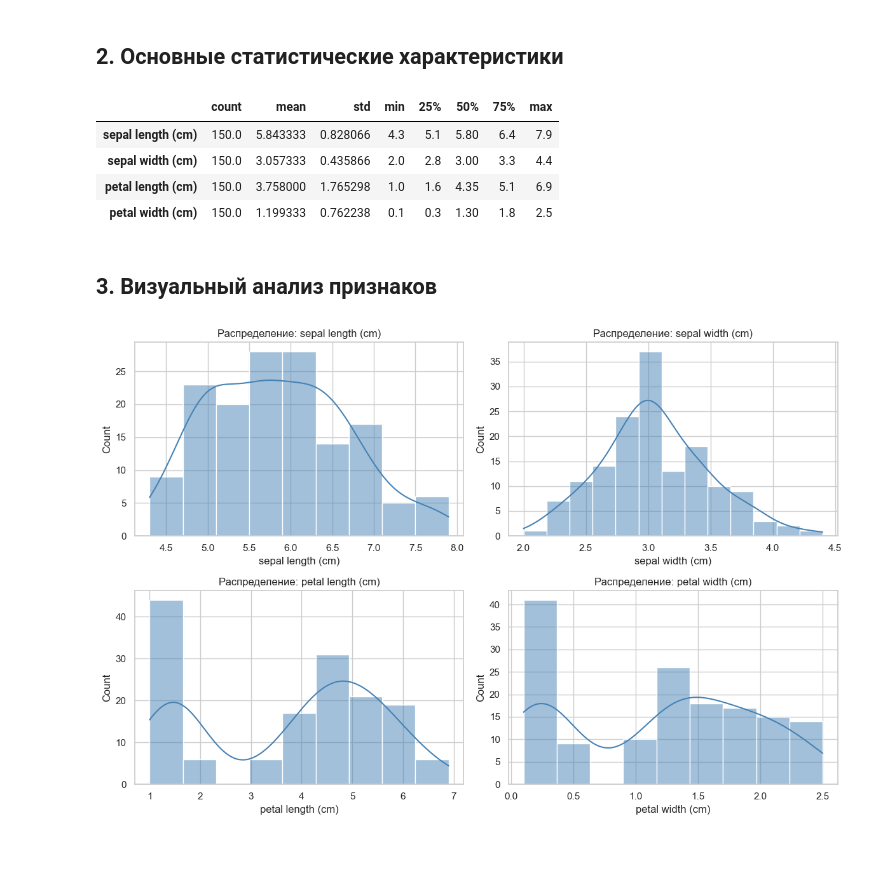
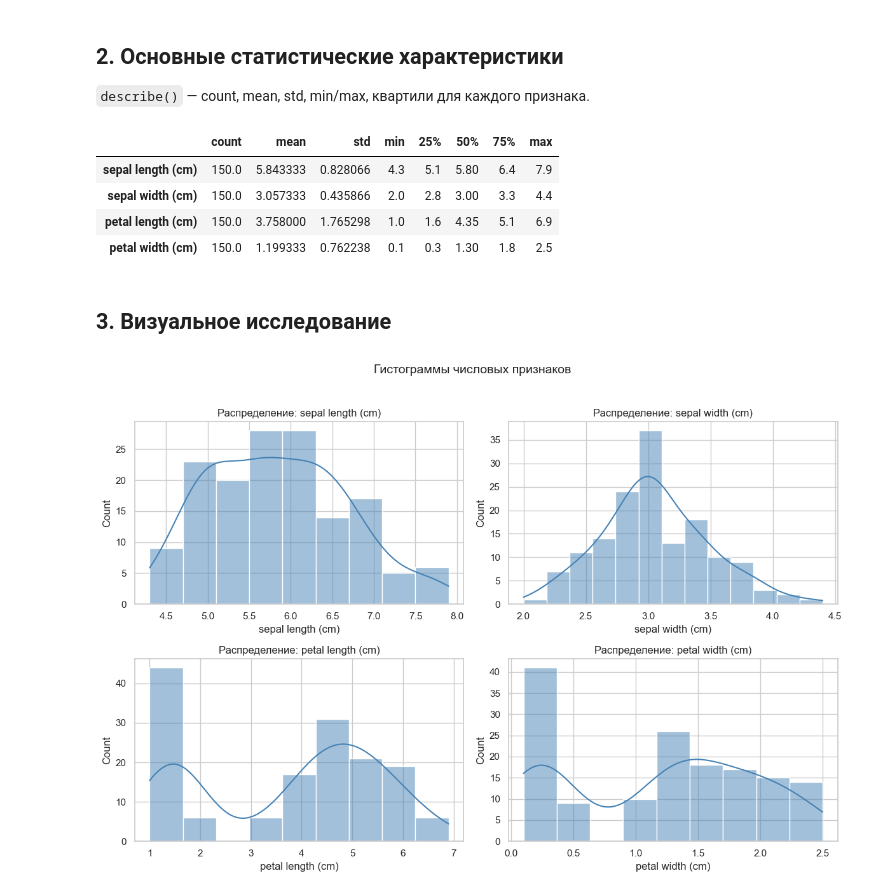
Before and after one commit to Warriorid/TMO, a Jupyter notebook: lab_01_eda/lab_01.ipynb, the cells around one changed output. Drawn from its saved outputs; the diff is of its cells as text; code cells hidden in the pictures; blank space fills up the shorter version.

```diff
--- a/lab_01_eda/lab_01.ipynb
+++ b/lab_01_eda/lab_01.ipynb
@@ -36,9 +35,11 @@ sns.set_theme(style='whitegrid')
 iris = load_iris(as_frame=True)
 df = iris.frame.copy()
 df['species'] = df['target'].map(dict(enumerate(iris.target_names)))
+df = df.drop(columns=['target'])
+num_cols = iris.feature_names
 
 display(df.head())
-print('Размер датасета:', df.shape)
-print('\nТипы данных:')
-display(df.dtypes.to_frame('dtype'))
+print('Размер:', df.shape)
+print('\nПропуски:', df.isnull().sum().sum())
+display(df['species'].value_counts().to_frame('count'))
 # %% [output]
@@ -61,3 +60,4 @@ display(df.dtypes.to_frame('dtype'))
 # %% [markdown]
 ## 2. Основные статистические характеристики
+`describe()` — count, mean, std, min/max, квартили для каждого признака.
 # %%
@@ -72,16 +70,17 @@ display(desc)
 | sepal width (cm) | 150.0 | 3.057333 | 0.435866 | 2.0 | 2.8 | 3.00 | 3.3 | 4.4 |
 | petal length (cm) | 150.0 | 3.758000 | 1.765298 | 1.0 | 1.6 | 4.35 | 5.1 | 6.9 |
 | petal width (cm) | 150.0 | 1.199333 | 0.762238 | 0.1 | 0.3 | 1.30 | 1.8 | 2.5 |
-# %% [markdown]
-## 3. Визуальный анализ признаков
+# %% [markdown]
+## 3. Визуальное исследование
 # %%
 fig, axes = plt.subplots(2, 2, figsize=(12, 8))
 axes = axes.ravel()
 for i, col in enumerate(num_cols):
     sns.histplot(df[col], kde=True, ax=axes[i], color='steelblue')
     axes[i].set_title(f'Распределение: {col}')
+plt.suptitle('Гистограммы числовых признаков', fontsize=14, y=1.02)
 plt.tight_layout()
+fig.savefig(ART / 'distributions.png', dpi=150, bbox_inches='tight')
 plt.show()
-fig.savefig(ART / 'distributions_inline.png', dpi=170, bbox_inches='tight')
 # %% [output]
-[figure, old version]
+[figure, new version]
```
Also changed, not shown: parts of 13 cells of this notebook, 10 other files.
